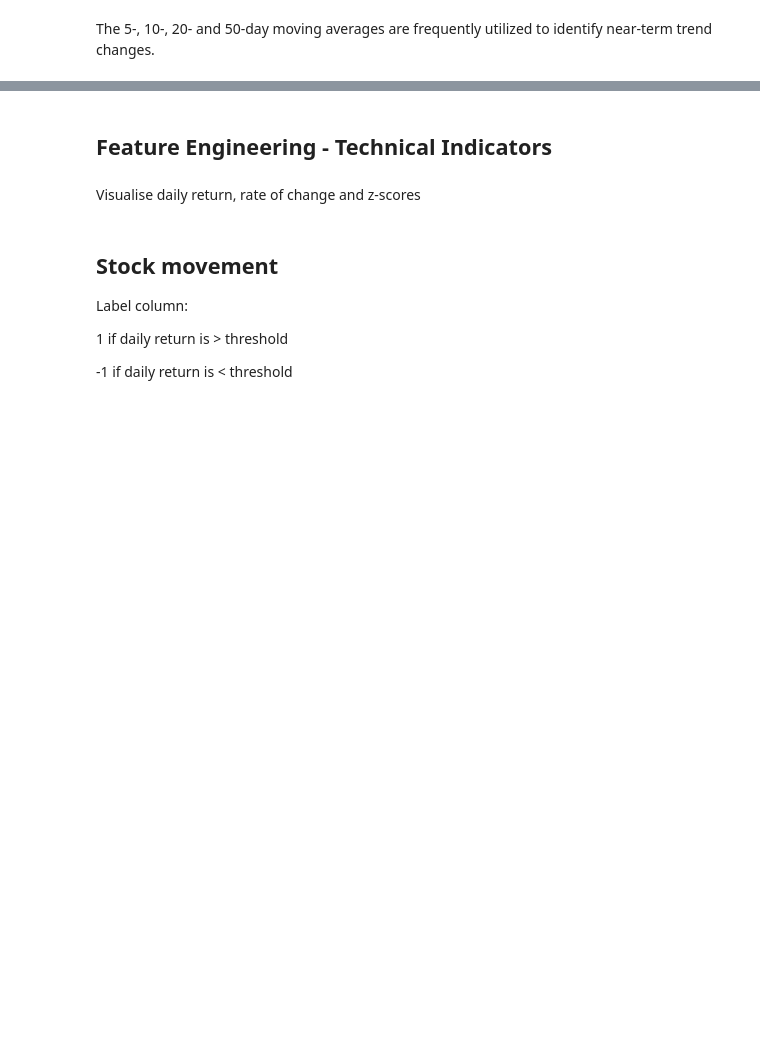
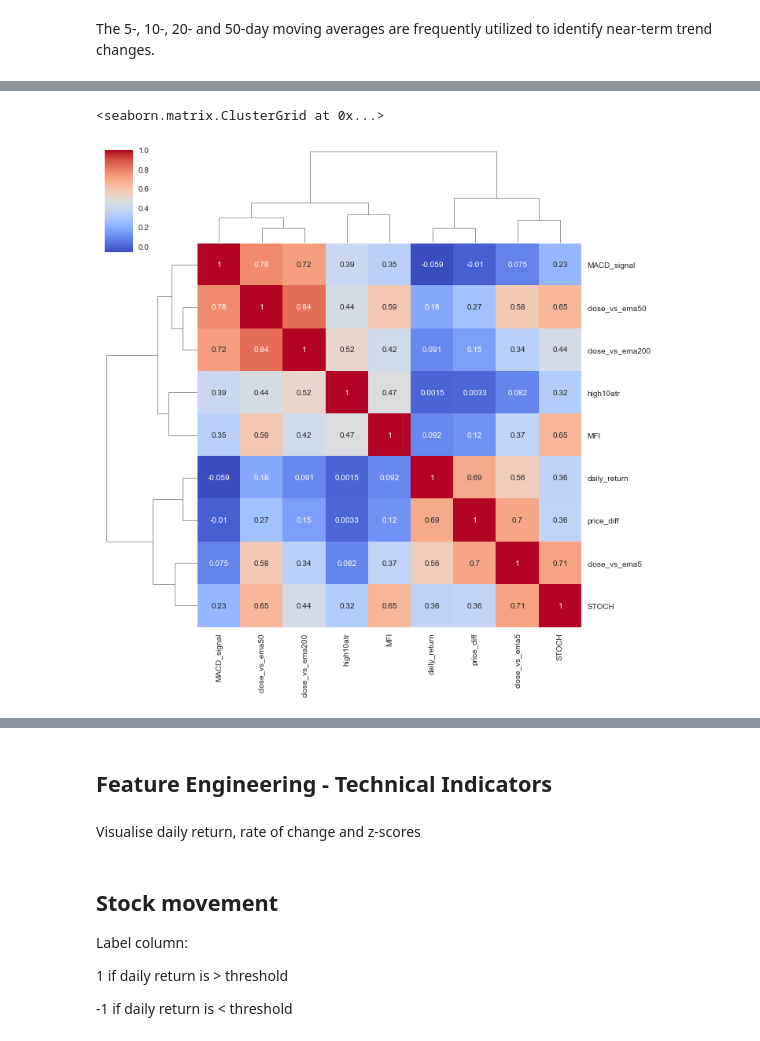
Before and after one commit to es-g/stock_price_indicator, a Jupyter notebook: Stock_price_predictor.ipynb, the cells around one changed output, grey strips where cells are left out. Saved outputs shown, nothing was run; the diff lists cells and outputs as text; code cells hidden in the pictures; blank space fills up the shorter version.

```diff
--- a/Stock_price_predictor.ipynb
+++ b/Stock_price_predictor.ipynb
@@ -176,0 +226,6 @@ print('Regression Coefficients: '+str(model.coef_))
+# %%
+feats_selected = feats_max_corr.drop(['close_vs_ema10', 'close_vs_ema100', 'close_vs_ema20', 'RSI'])
+sns.clustermap(features['SPY'][feats_selected].corr(), cmap='coolwarm', annot=True, method='ward')
+# %% [output]
+<seaborn.matrix.ClusterGrid at 0x...>
+[figure, added]
```
Also changed, not shown: parts of 53 cells of this notebook.
